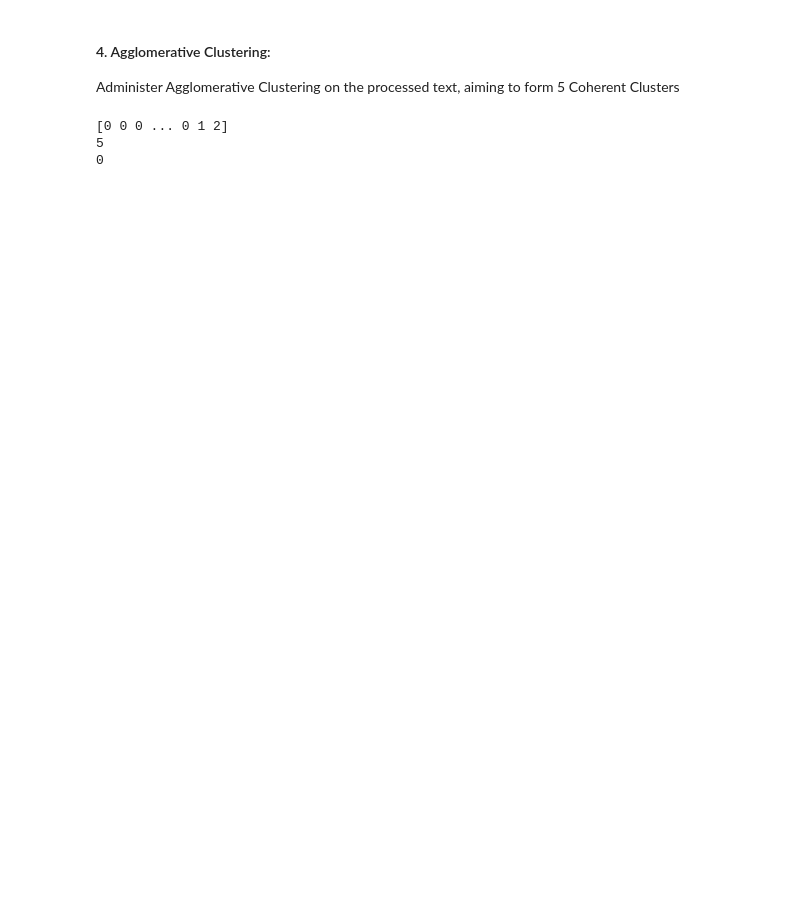
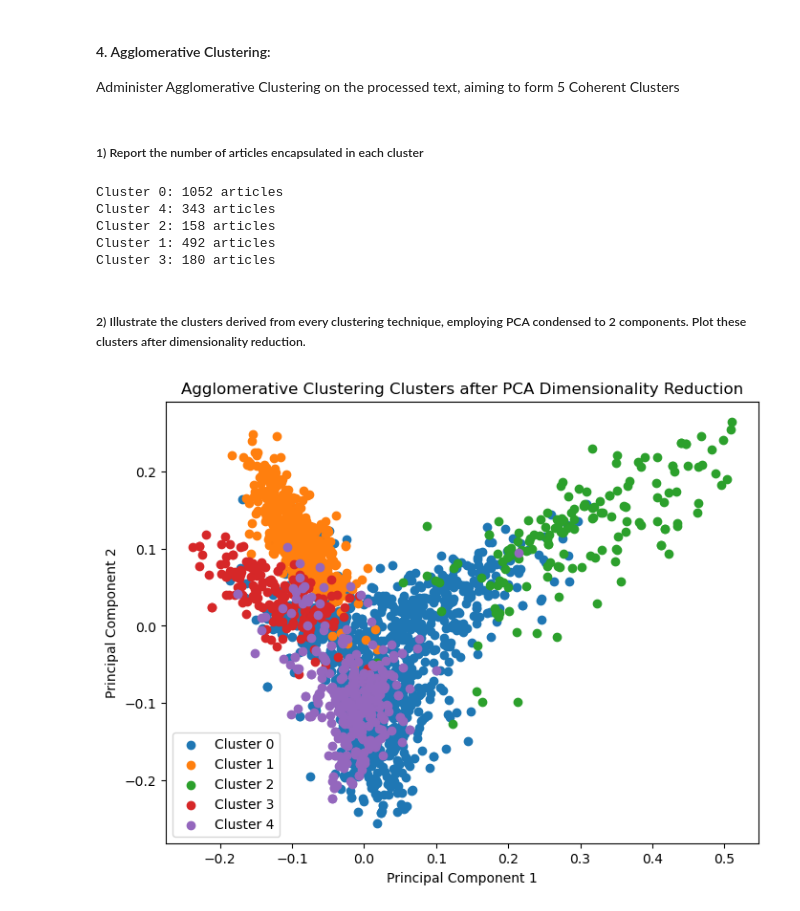
Before and after one commit to Torin99/CP421, a Jupyter notebook: bort4620_a02.ipynb, the cells around one changed output. Cells and saved outputs as stored; diff of their text form; code cells hidden in the pictures; blank space fills up the shorter version.

```diff
--- a/bort4620_a02.ipynb
+++ b/bort4620_a02.ipynb
@@ -219,0 +208,4 @@ MemoryError: Unable to allocate 5.54 GiB for an array with shape (27260, 27260)
+# %%
+# Display the number of points in each cluster
+for cluster, count in cluster_counts.items():
+    print(f"Cluster {cluster}: {count} articles")
@@ -220,16 +214,58 @@ MemoryError: Unable to allocate 5.54 GiB for an array with shape (27260, 27260)
+# %%
+pca = PCA(n_components=2)
+text_pca = pca.fit_transform(text.values)
+
+plt.figure(figsize=(8, 6))
+for cluster in range(5):  # Assuming you have 5 clusters
+    plt.scatter(text_pca[cluster_assignments == cluster, 0],
+                text_pca[cluster_assignments == cluster, 1], label=f'Cluster {cluster}')
+
+# Add labels and title
+plt.xlabel('Principal Component 1')
+plt.ylabel('Principal Component 2')
+plt.title('GMM Clusters after PCA Dimensionality Reduction')
+
+# Show the legend
+plt.legend()
+
+# Show the plot
+plt.show()
 # %% [markdown]
 #### 4. Agglomerative Clustering:
 Administer Agglomerative Clustering on the processed text, aiming to form 5 Coherent Clusters
 # %%
 Agg_clustering = AgglomerativeClustering(n_clusters = 5).fit(text)
-# %%
-print(clustering.labels_)
-n_clus_ = len(set(clustering.labels_)) - (1 if -1 in clustering.labels_ else 0)
-n_noise_ = list(clustering.labels_).count(-1)
-
-print(n_clus_)
-print(n_noise_)
-# %% [output]
-[0 0 0 ... 0 1 2]
-5
-0
+# %% [markdown]
+##### 1) Report the number of articles encapsulated in each cluster
+# %%
+cluster_labels = Agg_clustering.labels_
+cluster_counts = Counter(cluster_labels)
+
+# Print the number of articles in each cluster
+for cluster_label, count in cluster_counts.items():
+    print(f'Cluster {cluster_label}: {count} articles')
+# %% [output]
+Cluster 0: 1052 articles
+Cluster 4: 343 articles
+Cluster 2: 158 articles
+Cluster 1: 492 articles
+Cluster 3: 180 articles
+# %% [markdown]
+##### 2) Illustrate the clusters derived from every clustering technique, employing PCA condensed to 2 components. Plot these clusters after dimensionality reduction.
+# %%
+pca = PCA(n_components=2)
+text_pca = pca.fit_transform(text)
+
+plt.figure(figsize=(8, 6))
+for cluster in range(5):
+    plt.scatter(text_pca[Agg_clustering.labels_ == cluster, 0],
+                text_pca[Agg_clustering.labels_ == cluster, 1], label=f'Cluster {cluster}')
+
+plt.xlabel('Principal Component 1')
+plt.ylabel('Principal Component 2')
+plt.title('Agglomerative Clustering Clusters after PCA Dimensionality Reduction')
+
+plt.legend()
+plt.show()
+# %% [output]
+[figure, added]
```
Also changed, not shown: parts of 12 cells of this notebook.
